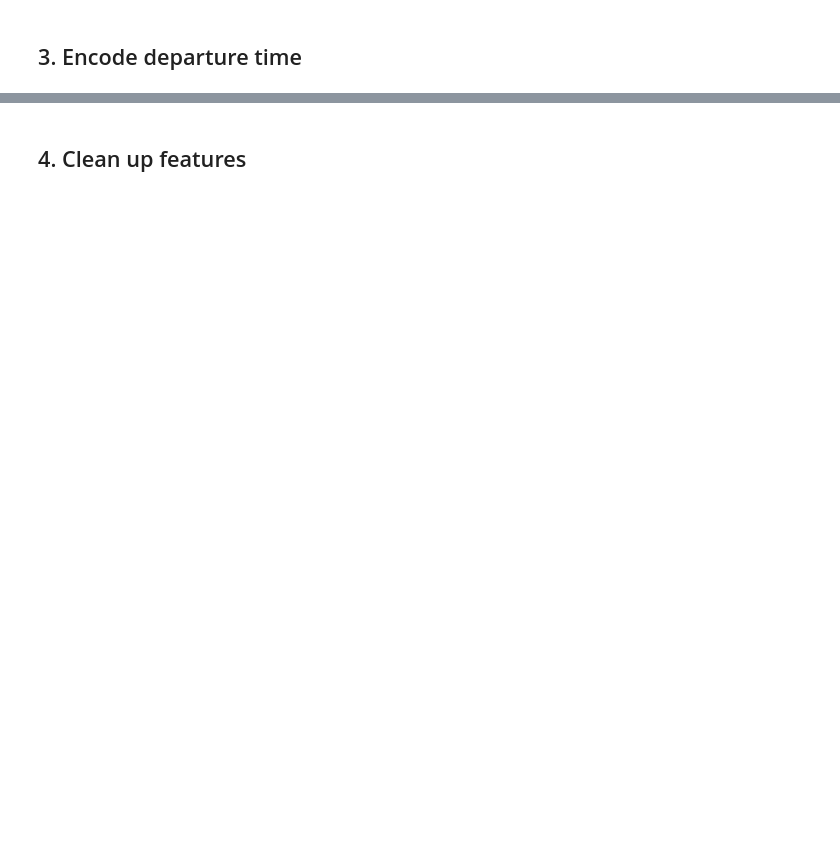
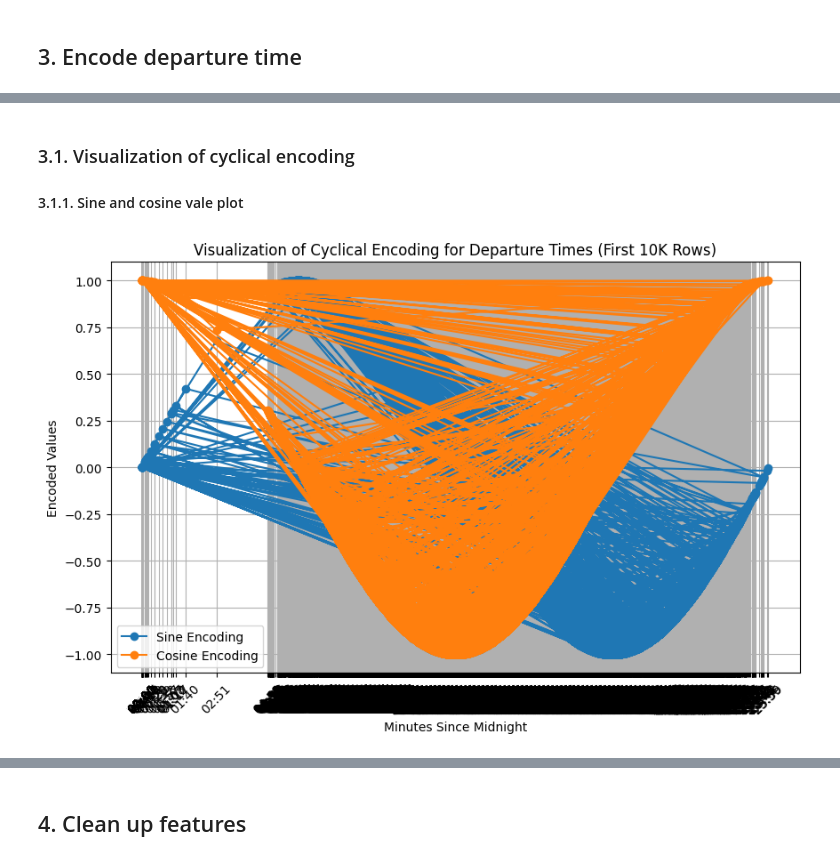
Before and after one commit to 4GeeksAcademy/maps-aviation_final_project, a Jupyter notebook: src/02-data_prepration.ipynb, the cells around one changed output, grey strips where cells are left out. Saved outputs shown, nothing was run; the diff lists cells and outputs as text; code cells hidden in the pictures; blank space fills up the shorter version.

```diff
--- a/src/02-data_prepration.ipynb
+++ b/src/02-data_prepration.ipynb
@@ -63,0 +156,4 @@ data_df = data_df.drop(['departure_time_sin', 'departure_time_cos'], axis=1)
+# %%
+cyclical_encoded_data_df = data_df.copy()
+
+cyclical_encoded_data_df.head().T
@@ -63,0 +168,21 @@ data_df = data_df.drop(['departure_time_sin', 'departure_time_cos'], axis=1)
+# %%
+# Function to convert HHMM format to minutes since midnight
+def hhmm_to_minutes(hhmm):
+    hhmm_int = int(hhmm)
+    hours = hhmm // 100
+    minutes = hhmm % 100
+    return hours * 60 + minutes
+
+# Add minutes since midnight column
+cyclical_encoded_data_df['Time'] = cyclical_encoded_data_df['departure_time'].apply(hhmm_to_minutes)
+
+# Add formatted time label for display
+cyclical_encoded_data_df['time_label'] = cyclical_encoded_data_df['departure_time'].apply(lambda x: f"{int(x)//100:02d}:{int(x)%100:02d}")
+
+# Apply cyclical encoding - add two new columns
+cyclical_encoded_data_df['time_sin'] = np.sin(2 * np.pi * cyclical_encoded_data_df['Time'] / 1440)  # 1440 minutes in a day
+cyclical_encoded_data_df['time_cos'] = np.cos(2 * np.pi * cyclical_encoded_data_df['Time'] / 1440)
+
+# Display the DataFrame with the new cyclical encoding columns
+print("DataFrame with cyclical time encoding:")
+print(cyclical_encoded_data_df.head(3).round(4).T)
@@ -63,0 +202,24 @@ data_df = data_df.drop(['departure_time_sin', 'departure_time_cos'], axis=1)
+# %% [markdown]
+### 3.1. Visualization of cyclical encoding
+#### 3.1.1. Sine and cosine vale plot
+# %%
+# Filter the DataFrame to only include the first 10K flights
+filtered_data = cyclical_encoded_data_df.head(10000)
+
+# Visualization of cyclical encoding
+plt.figure(figsize=(10, 6))
+
+# Plot sine and cosine values
+plt.plot(filtered_data['Time'], filtered_data['time_sin'], label='Sine Encoding', marker='o')
+plt.plot(filtered_data['Time'], filtered_data['time_cos'], label='Cosine Encoding', marker='o')
+
+# Add labels, title, and legend
+plt.title("Visualization of Cyclical Encoding for Departure Times (First 10K Rows)")
+plt.xlabel("Minutes Since Midnight")
+plt.ylabel("Encoded Values")
+plt.xticks(filtered_data['Time'], filtered_data['time_label'], rotation=45)  # Use time labels
+plt.legend()
+plt.grid()
+plt.show()
+# %% [output]
+[figure, added]
```
Also changed, not shown: parts of 36 cells of this notebook, 1 other file.
